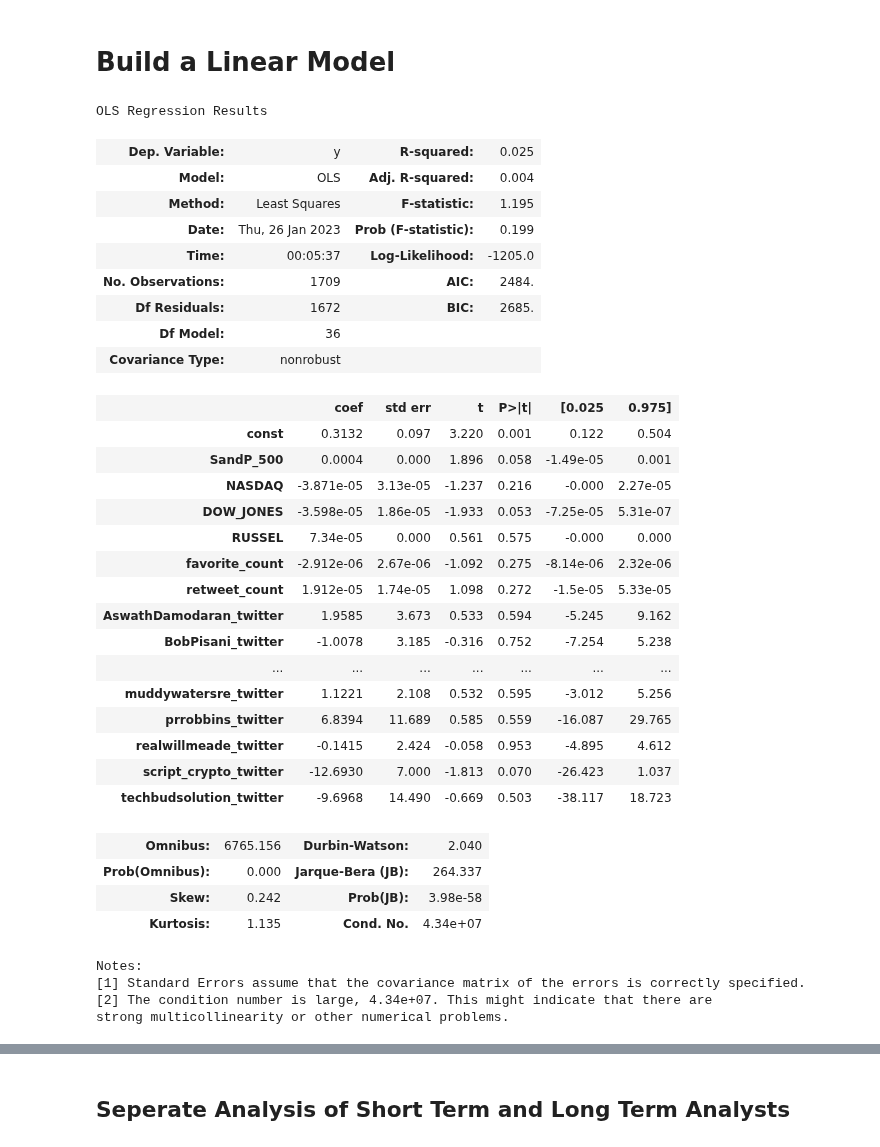
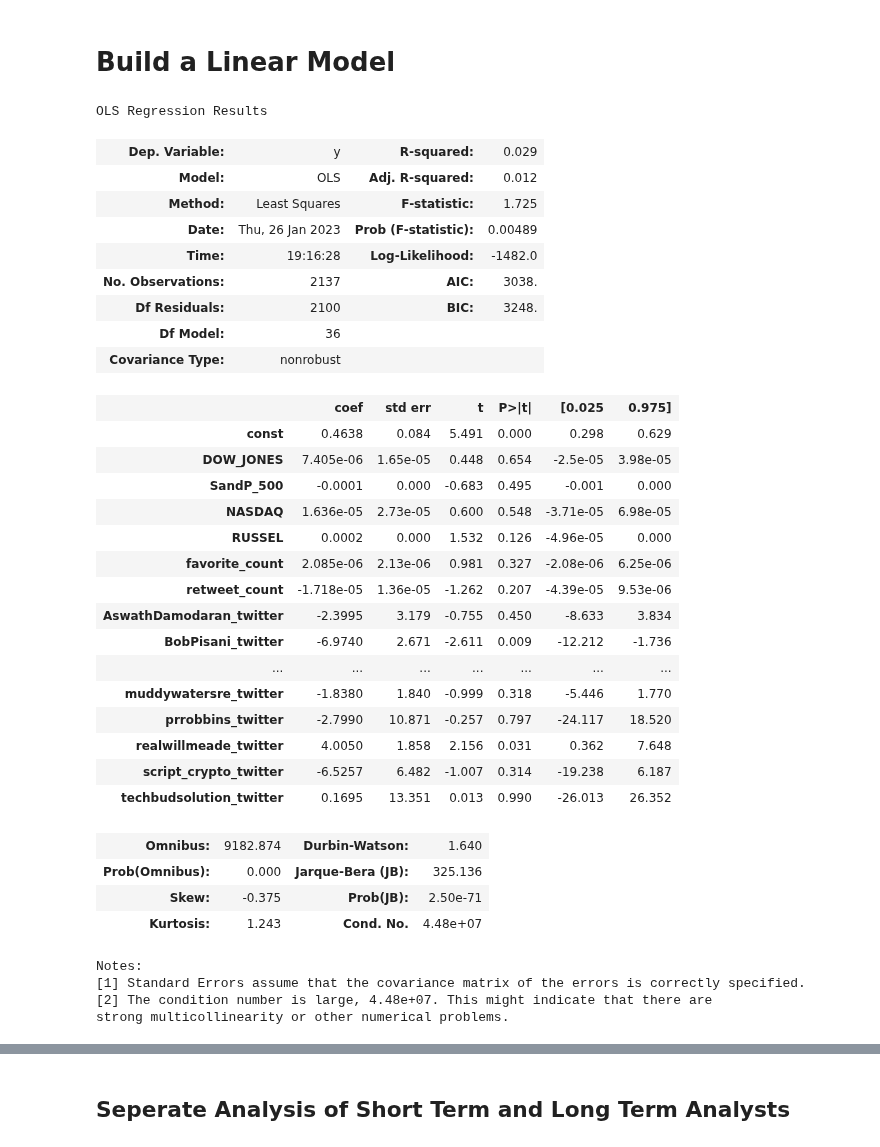
Before and after one commit to KeatonSpiller/Sentiment_Analysis, a Jupyter notebook: Stock_Market/notebooks/TwitterBot.ipynb, the cells around one changed output, grey strips where cells are left out. Cells and saved outputs as stored; diff of their text form; code cells hidden in the pictures.

Commit message:
Real time Analysis prediction

```diff
--- a/Stock_Market/notebooks/TwitterBot.ipynb
+++ b/Stock_Market/notebooks/TwitterBot.ipynb
@@ -391,50 +335,51 @@ Name: mean, dtype: float64
 # %%
 X = df_merge.loc[:, 'y':]
 X = X.drop(columns=['y']).astype(float)
 X = sm.add_constant(X) # for using sm version w/out r variant
 
 y = df_merge.loc[:, 'y'].astype(float)
 
 X_train, X_test, y_train, y_test = train_test_split(X, y, test_size=0.20, random_state=0)
 
 train = pd.concat([X_train, y_train], join = 'outer', axis=1)
 
 # lm = sm.ols(formula="y ~ .", data=train).fit()
-lm = sm.OLS(y_train, X_train).fit()
+# lm = sm.OLS(y_train, X_train).fit()
+lm = sm.OLS(y, X).fit()
 # print(result.params)
 lm.summary()
 # %% [output]
 OLS Regression Results
-| Dep. Variable: | y | R-squared: | 0.025 |
-| Model: | OLS | Adj. R-squared: | 0.004 |
-| Method: | Least Squares | F-statistic: | 1.195 |
-| Date: | Thu, 26 Jan 2023 | Prob (F-statistic): | 0.199 |
-| Time: | 00:05:37 | Log-Likelihood: | -1205.0 |
-| No. Observations: | 1709 | AIC: | 2484. |
-| Df Residuals: | 1672 | BIC: | 2685. |
+| Dep. Variable: | y | R-squared: | 0.029 |
+| Model: | OLS | Adj. R-squared: | 0.012 |
+| Method: | Least Squares | F-statistic: | 1.725 |
+| Date: | Thu, 26 Jan 2023 | Prob (F-statistic): | 0.00489 |
+| Time: | 19:16:28 | Log-Likelihood: | -1482.0 |
+| No. Observations: | 2137 | AIC: | 3038. |
+| Df Residuals: | 2100 | BIC: | 3248. |
 | Df Model: | 36 |  |  |
 | Covariance Type: | nonrobust |  |  |
 |  | coef | std err | t | P>|t| | [0.025 | 0.975] |
-| const | 0.3132 | 0.097 | 3.220 | 0.001 | 0.122 | 0.504 |
-| SandP_500 | 0.0004 | 0.000 | 1.896 | 0.058 | -1.49e-05 | 0.001 |
-| NASDAQ | -3.871e-05 | 3.13e-05 | -1.237 | 0.216 | -0.000 | 2.27e-05 |
-| DOW_JONES | -3.598e-05 | 1.86e-05 | -1.933 | 0.053 | -7.25e-05 | 5.31e-07 |
-| RUSSEL | 7.34e-05 | 0.000 | 0.561 | 0.575 | -0.000 | 0.000 |
-| favorite_count | -2.912e-06 | 2.67e-06 | -1.092 | 0.275 | -8.14e-06 | 2.32e-06 |
-| retweet_count | 1.912e-05 | 1.74e-05 | 1.098 | 0.272 | -1.5e-05 | 5.33e-05 |
-| AswathDamodaran_twitter | 1.9585 | 3.673 | 0.533 | 0.594 | -5.245 | 9.162 |
-| BobPisani_twitter | -1.0078 | 3.185 | -0.316 | 0.752 | -7.254 | 5.238 |
+| const | 0.4638 | 0.084 | 5.491 | 0.000 | 0.298 | 0.629 |
+| DOW_JONES | 7.405e-06 | 1.65e-05 | 0.448 | 0.654 | -2.5e-05 | 3.98e-05 |
+| SandP_500 | -0.0001 | 0.000 | -0.683 | 0.495 | -0.001 | 0.000 |
+| NASDAQ | 1.636e-05 | 2.73e-05 | 0.600 | 0.548 | -3.71e-05 | 6.98e-05 |
+| RUSSEL | 0.0002 | 0.000 | 1.532 | 0.126 | -4.96e-05 | 0.000 |
+| favorite_count | 2.085e-06 | 2.13e-06 | 0.981 | 0.327 | -2.08e-06 | 6.25e-06 |
+| retweet_count | -1.718e-05 | 1.36e-05 | -1.262 | 0.207 | -4.39e-05 | 9.53e-06 |
+| AswathDamodaran_twitter | -2.3995 | 3.179 | -0.755 | 0.450 | -8.633 | 3.834 |
+| BobPisani_twitter | -6.9740 | 2.671 | -2.611 | 0.009 | -12.212 | -1.736 |
 | ... | ... | ... | ... | ... | ... | ... |
-| muddywatersre_twitter | 1.1221 | 2.108 | 0.532 | 0.595 | -3.012 | 5.256 |
-| prrobbins_twitter | 6.8394 | 11.689 | 0.585 | 0.559 | -16.087 | 29.765 |
-| realwillmeade_twitter | -0.1415 | 2.424 | -0.058 | 0.953 | -4.895 | 4.612 |
-| script_crypto_twitter | -12.6930 | 7.000 | -1.813 | 0.070 | -26.423 | 1.037 |
-| techbudsolution_twitter | -9.6968 | 14.490 | -0.669 | 0.503 | -38.117 | 18.723 |
+| muddywatersre_twitter | -1.8380 | 1.840 | -0.999 | 0.318 | -5.446 | 1.770 |
+| prrobbins_twitter | -2.7990 | 10.871 | -0.257 | 0.797 | -24.117 | 18.520 |
+| realwillmeade_twitter | 4.0050 | 1.858 | 2.156 | 0.031 | 0.362 | 7.648 |
+| script_crypto_twitter | -6.5257 | 6.482 | -1.007 | 0.314 | -19.238 | 6.187 |
+| techbudsolution_twitter | 0.1695 | 13.351 | 0.013 | 0.990 | -26.013 | 26.352 |
-| Omnibus: | 6765.156 | Durbin-Watson: | 2.040 |
-| Prob(Omnibus): | 0.000 | Jarque-Bera (JB): | 264.337 |
-| Skew: | 0.242 | Prob(JB): | 3.98e-58 |
-| Kurtosis: | 1.135 | Cond. No. | 4.34e+07 |
+| Omnibus: | 9182.874 | Durbin-Watson: | 1.640 |
+| Prob(Omnibus): | 0.000 | Jarque-Bera (JB): | 325.136 |
+| Skew: | -0.375 | Prob(JB): | 2.50e-71 |
+| Kurtosis: | 1.243 | Cond. No. | 4.48e+07 |
 Notes:
 [1] Standard Errors assume that the covariance matrix of the errors is correctly specified.
-[2] The condition number is large, 4.34e+07. This might indicate that there are
+[2] The condition number is large, 4.48e+07. This might indicate that there are
 strong multicollinearity or other numerical problems.
```
Also changed, not shown: parts of 24 cells of this notebook.
